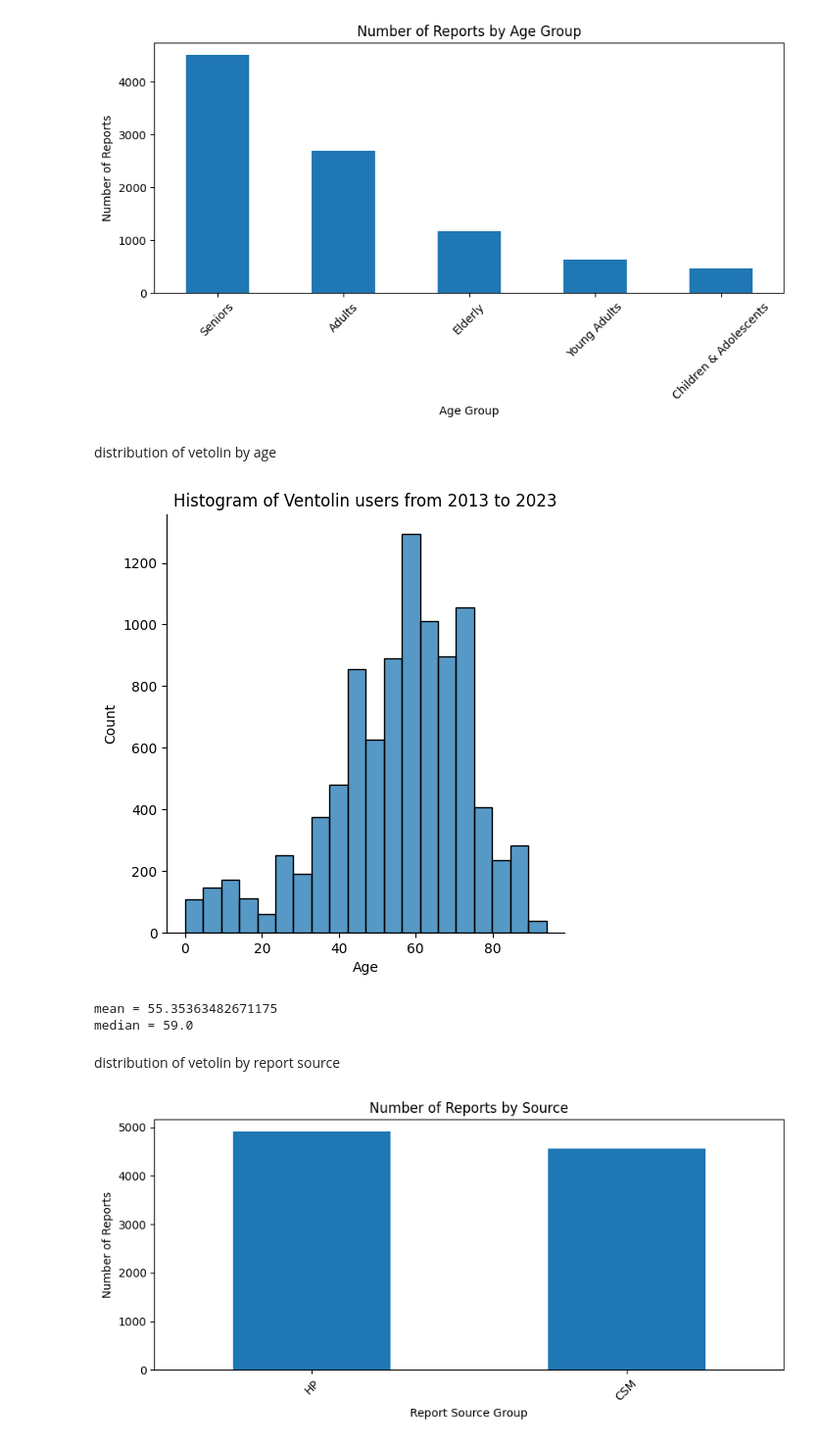
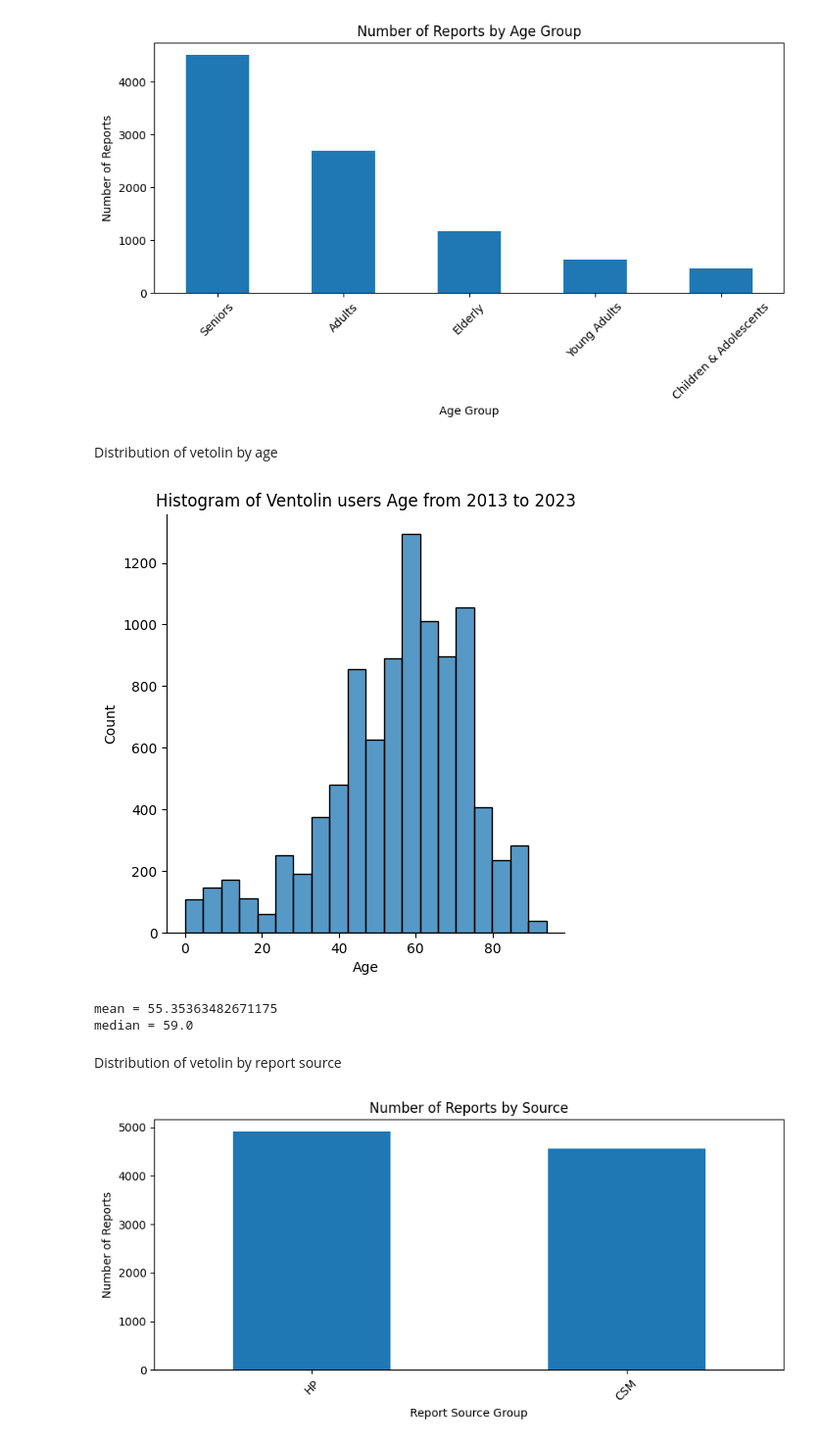
Before and after one commit to colinterian/FDA_Research, a Jupyter notebook: Ventolin_EDA.ipynb, the cells around one changed output. Shown at 98% size. Cells and saved outputs as stored; diff of their text form; code cells hidden in the pictures.

```diff
--- a/Ventolin_EDA.ipynb
+++ b/Ventolin_EDA.ipynb
@@ -27,14 +33,14 @@ plt.show()
 # %% [output]
 [figure]
 # %% [markdown]
-distribution of vetolin by age
+Distribution of vetolin by age
 # %%
 sns.displot((final_df['age']), bins = 20)
 plt.xlabel('Age')
-plt.title('Histogram of Ventolin users from 2013 to 2023')
+plt.title('Histogram of Ventolin users Age from 2013 to 2023')
 plt.show()
 # %% [output]
-[figure, old version]
+[figure, new version]
 # %%
 print('mean =', final_df['age'].mean())
 print('median =', final_df['age'].median())
@@ -42,7 +48,7 @@ print('median =', final_df['age'].median())
 mean = 55.35363482671175
 median = 59.0
 # %% [markdown]
-distribution of vetolin by report source
+Distribution of vetolin by report source
 # %%
 # Count the number of reports in each age group
 age_group_counts = final_df['rpsr_cod'].value_counts()
```
Also changed, not shown: parts of 16 cells of this notebook, 5 other files.
